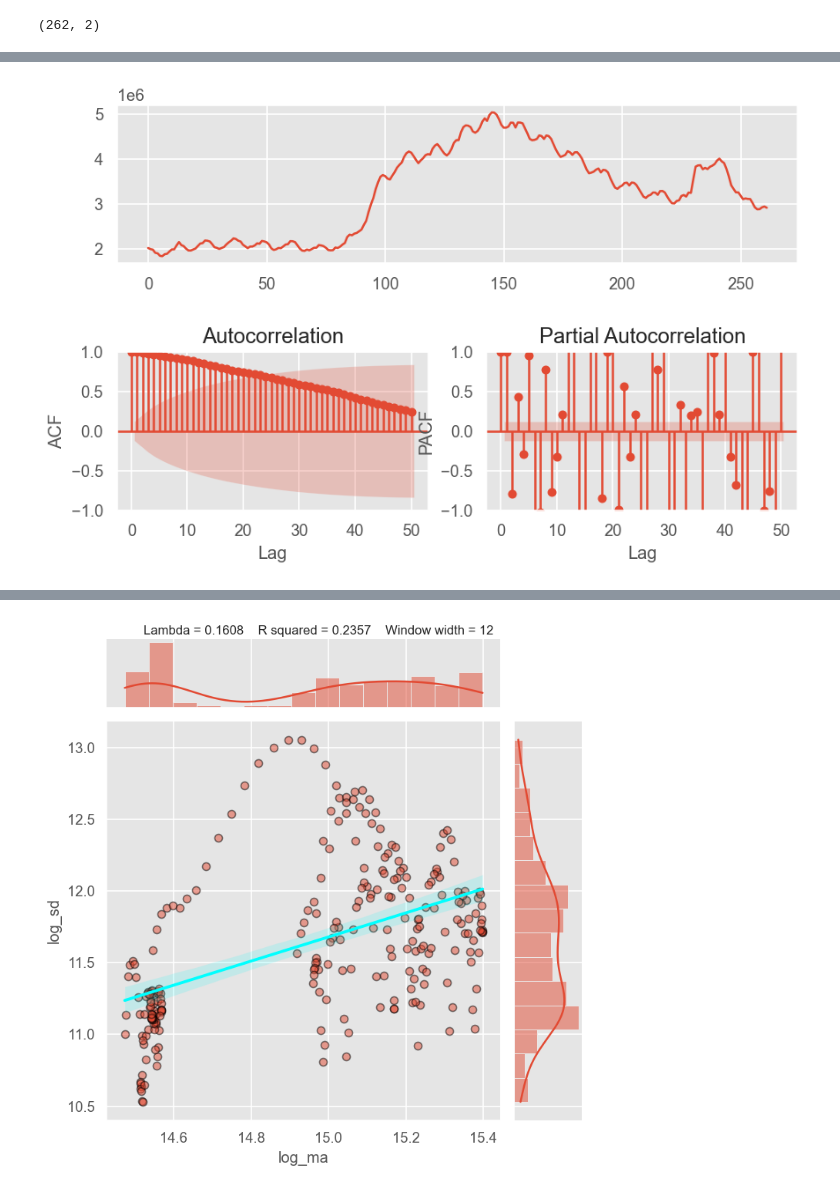
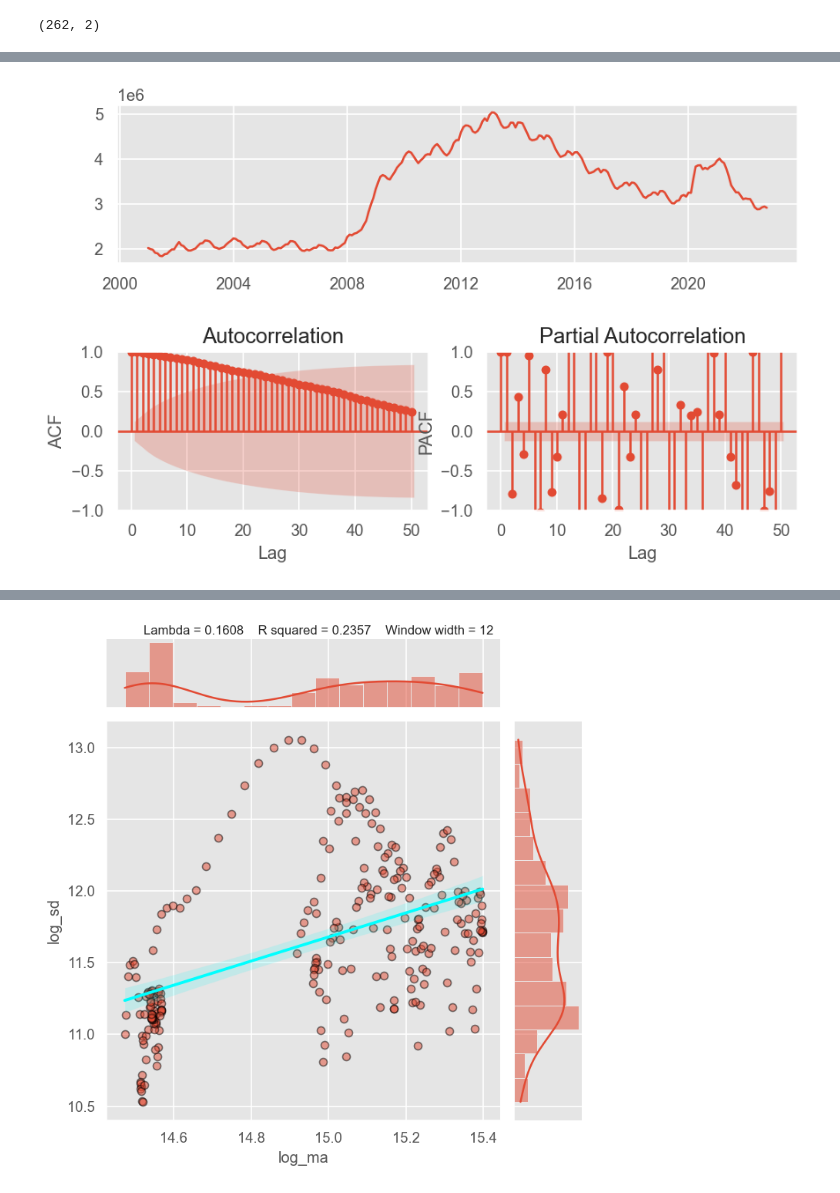
Before and after one commit to MartaSimon/ML_A2, a Jupyter notebook: scriptMarta.ipynb, the cells around one changed output, grey strips where cells are left out. Drawn from its saved outputs; the diff is of its cells as text; code cells hidden in the pictures.

```diff
--- a/scriptMarta.ipynb
+++ b/scriptMarta.ipynb
@@ -58,7 +77,7 @@ Indicamos que la variable date tiene fechas (parse_dates), para decirle que no e
 # Import data
 dateparse = lambda x :datetime.strptime(x ,"%d/%m/%Y")
 
-df = pd.read_csv('UnemploymentSpain.dat',sep='\t')#, parse_dates=['DATE'], dayfirst=True, date_parser=dateparse, index_col='DATE')
+df = pd.read_csv('UnemploymentSpain.dat',sep='\t', parse_dates=['DATE'], dayfirst=True, date_parser=dateparse, index_col='DATE')
 
 df.head()
 # %% [output]
@@ -85,5 +107,5 @@ Vemos que no hay constancia ni en la media ni en la varianza, por lo que deberem
 # %%
-df_uneployment = df[['TOTAL']] # Maintain data.frame format for column
-df_uneployment
+df_unemployment = df[['TOTAL']] # Maintain data.frame format for column
+df_unemployment
 # %% [output]
 |  | TOTAL |
@@ -118,5 +140,5 @@ Los pasos a seguir son:
 # %%
 # ACF and PACF of the time series -> identify significant lags and order
-FT.ts_display(df_uneployment,lags=50)
+FT.ts_display(df_unemployment,lags=50)
 # %% [output]
-[figure, old version]
+[figure, new version]
```
Also changed, not shown: parts of 32 cells of this notebook.
